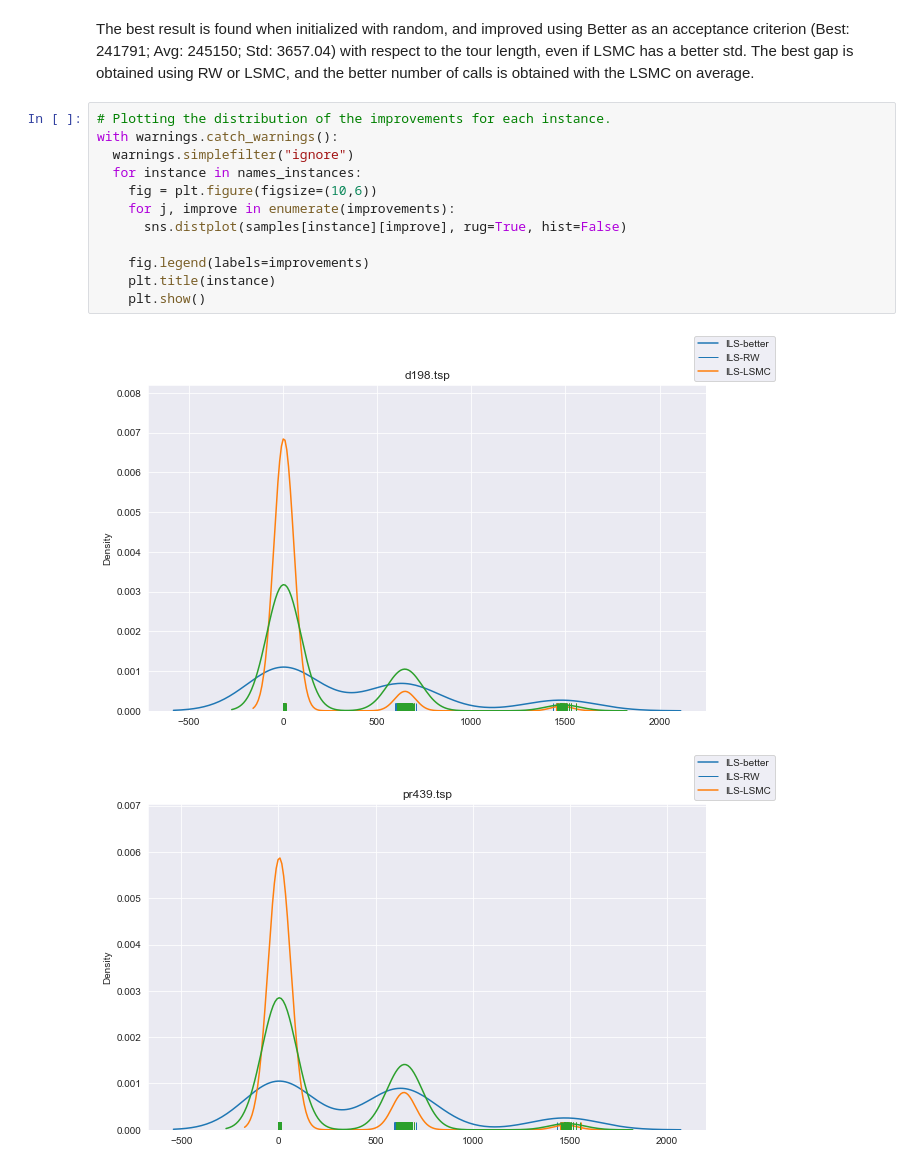
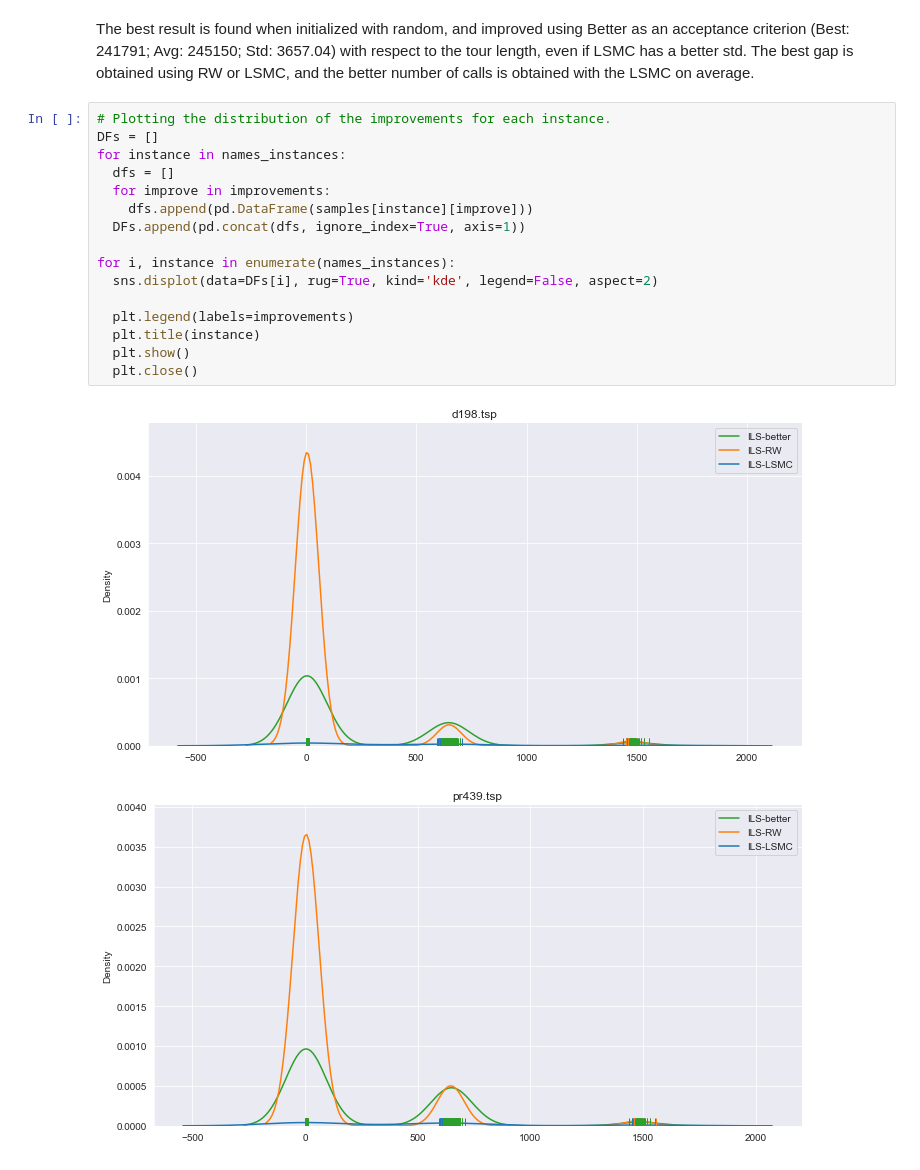
Before and after one commit to SimoneMugnai/AI_USI_MA_Assignments, a Jupyter notebook: Solution-ILS_for_the_TSP.ipynb, the cells around one changed output. Drawn from its saved outputs; the diff is of its cells as text.

Commit message:
Fixed plots

```diff
--- a/Solution-ILS_for_the_TSP.ipynb
+++ b/Solution-ILS_for_the_TSP.ipynb
@@ -443,16 +443,20 @@ even if LSMC has a better std.
 The best gap is obtained using RW or LSMC, and the better number of calls is obtained with the LSMC on average.
 # %%
 # Plotting the distribution of the improvements for each instance.
-with warnings.catch_warnings():
-  warnings.simplefilter("ignore")
-  for instance in names_instances:
-    fig = plt.figure(figsize=(10,6))
-    for j, improve in enumerate(improvements):
-      sns.distplot(samples[instance][improve], rug=True, hist=False)
+DFs = []
+for instance in names_instances:
+  dfs = []
+  for improve in improvements:
+    dfs.append(pd.DataFrame(samples[instance][improve]))
+  DFs.append(pd.concat(dfs, ignore_index=True, axis=1))
 
-    fig.legend(labels=improvements)
-    plt.title(instance)
-    plt.show()
+for i, instance in enumerate(names_instances):
+  sns.displot(data=DFs[i], rug=True, kind='kde', legend=False, aspect=2)
+
+  plt.legend(labels=improvements)
+  plt.title(instance)
+  plt.show()
+  plt.close()
 # %% [output]
-[figure, old version]
+[figure, new version]
-[figure, old version]
+[figure, new version]
```
Also changed, not shown: parts of 2 cells of this notebook.
